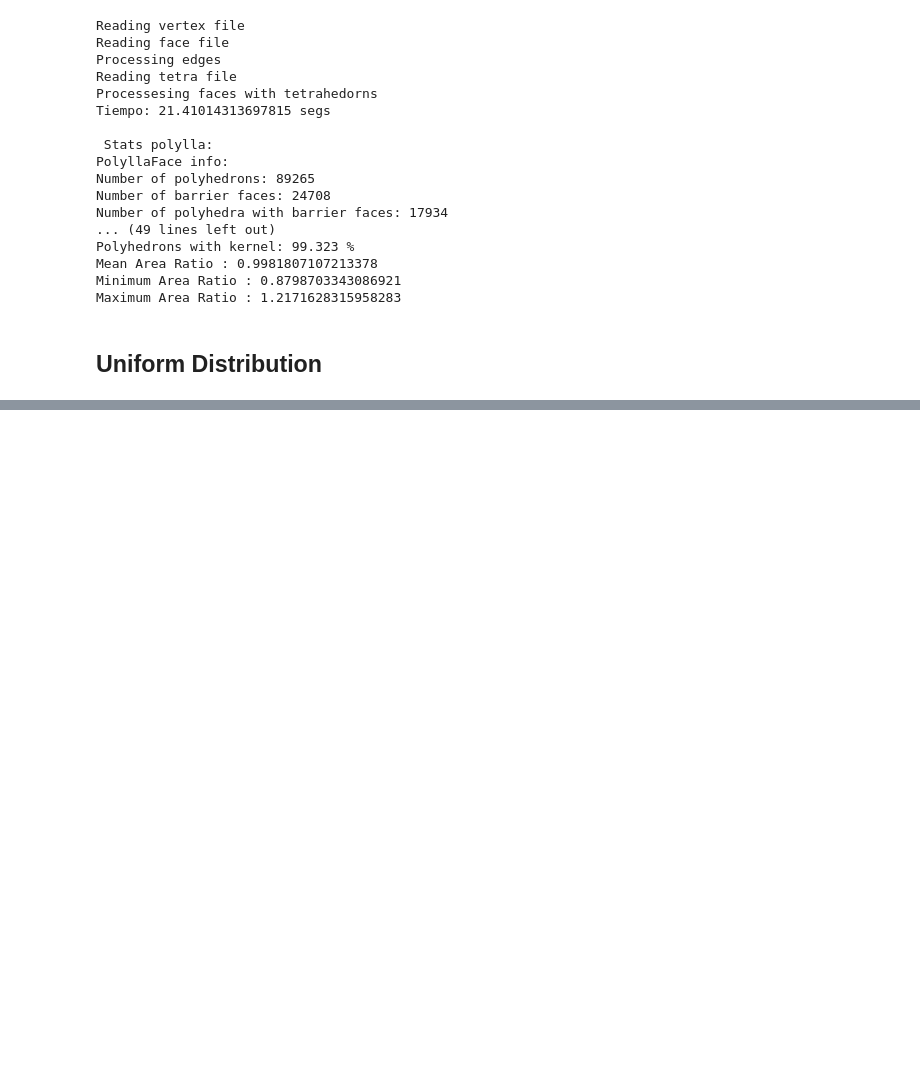
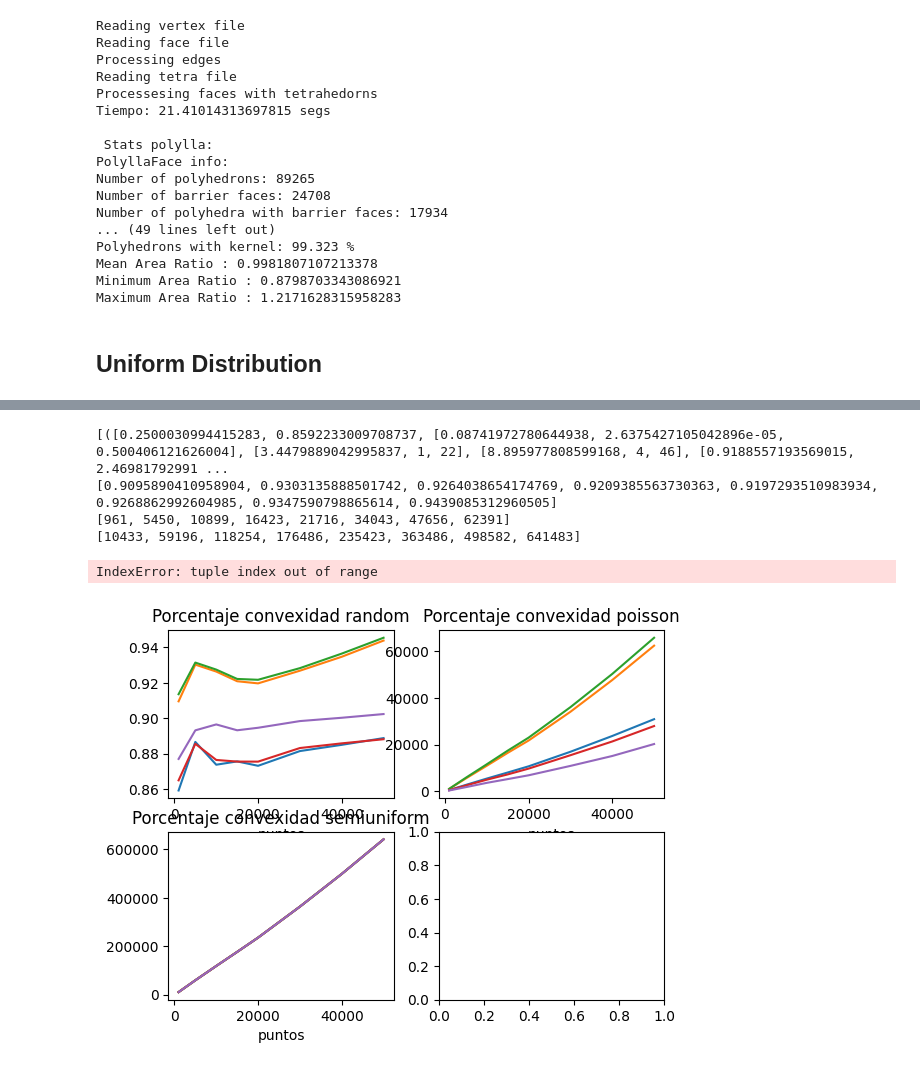
Before and after one commit to Magdalena-Alvarez/3D-Polylla, a Jupyter notebook: Experiments/faceExperiments.ipynb, the cells around one changed output, grey strips where cells are left out. Cells and saved outputs as stored; diff of their text form; code cells hidden in the pictures; blank space fills up the shorter version.

```diff
--- a/Experiments/faceExperiments.ipynb
+++ b/Experiments/faceExperiments.ipynb
@@ -1108,0 +1431,36 @@ plt.show()
+# %%
+print(polylla_inradoius)
+fig, axs = plt.subplots(2,2)
+d = 0
+# print(polylla_inradoius[0][0][1])
+experiments_names = ['Tiempo ejecución ','Porcentaje convexidad ']
+n_metric = len(experiments_names)
+for x in range(2):
+    for y in range(2):
+        convex_polys_ir = [polylla_inradoius[i][d][1] for i in range(n_experiments)]
+        convex_polys_a = [polylla_area[i][d][1] for i in range(n_experiments)]
+        convex_polys_e1 = [polylla_e1[i][d][1] for i in range(n_experiments)]
+        convex_polys_e2 = [polylla_e2[i][d][1] for i in range(n_experiments)]
+        convex_polys_tra = [polylla_tra[i][d][1] for i in range(n_experiments)]
+        print(convex_polys_a)
+
+        axs[x,y].plot(n_list,convex_polys_ir, label = 'unión por inradio')
+        axs[x,y].plot(n_list, convex_polys_a, label = 'unión por area')
+        axs[x,y].plot(n_list, convex_polys_e1, label = 'unión por aspect 1')
+        axs[x,y].plot(n_list, convex_polys_e2, label = 'unión por aspect 2')
+        axs[x,y].plot(n_list, convex_polys_tra, label = 'unión por triangle aspect')
+
+        axs[x,y].set(xlabel = 'puntos')
+        axs[x,y].set_title('Porcentaje convexidad ' + distributions[d])
+        d+= 1
+for ax in axs.flat:
+    ax.label_outer()
+plt.legend()
+plt.show()
+# %% [output]
+[([0.2500030994415283, 0.8592233009708737, [0.08741972780644938, 2.6375427105042896e-05, 0.500406121626004], [3.4479889042995837, 1, 22], [8.895977808599168, 4, 46], [0.9188557193569015, 2.46981792991 ...
+[0.9095890410958904, 0.9303135888501742, 0.9264038654174769, 0.9209385563730363, 0.9197293510983934, 0.9268862992604985, 0.9347590798865614, 0.9439085312960505]
+[961, 5450, 10899, 16423, 21716, 34043, 47656, 62391]
+[10433, 59196, 118254, 176486, 235423, 363486, 498582, 641483]
+IndexError: tuple index out of range
+[figure, added]
```
Also changed, not shown: parts of 29 cells of this notebook, 44 other files.
